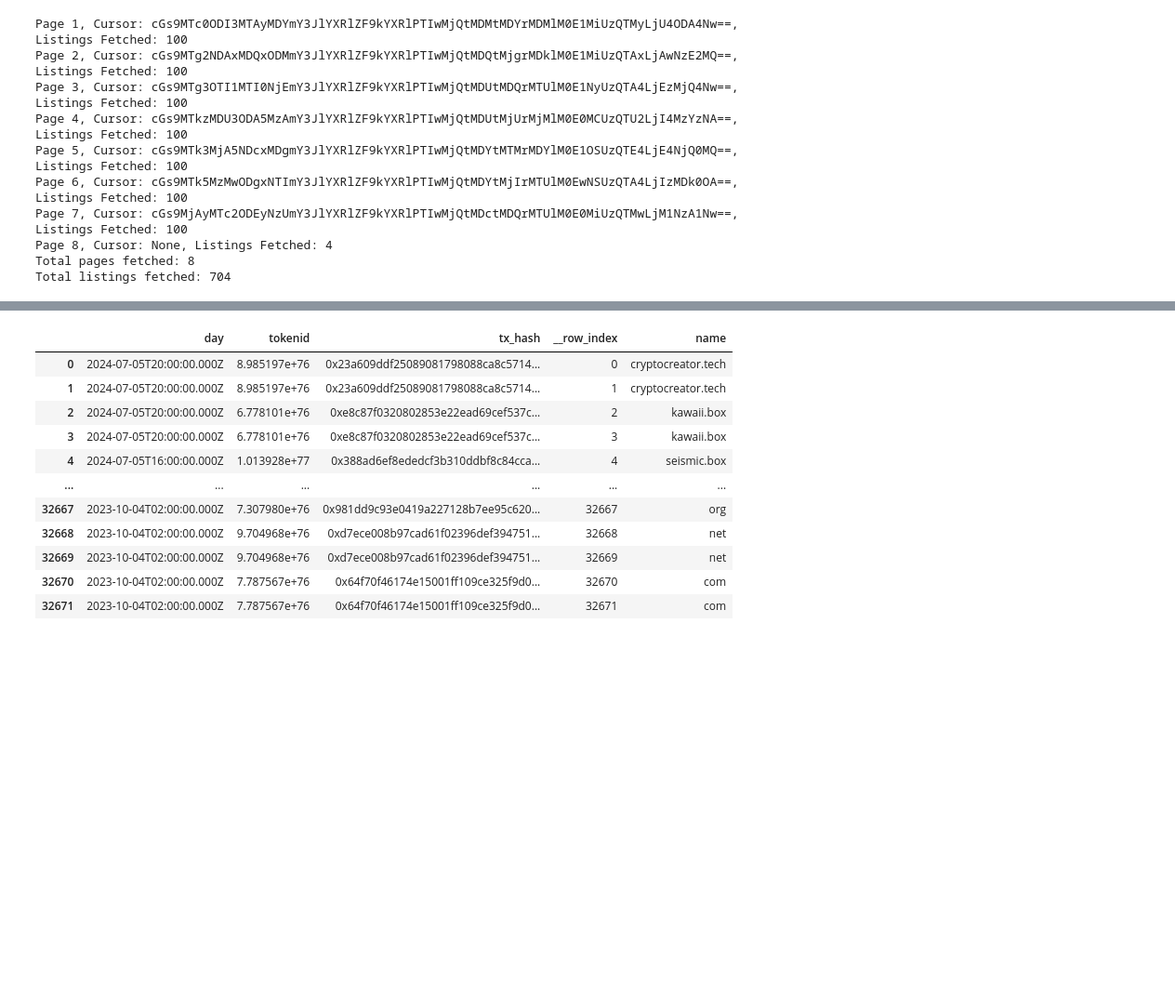
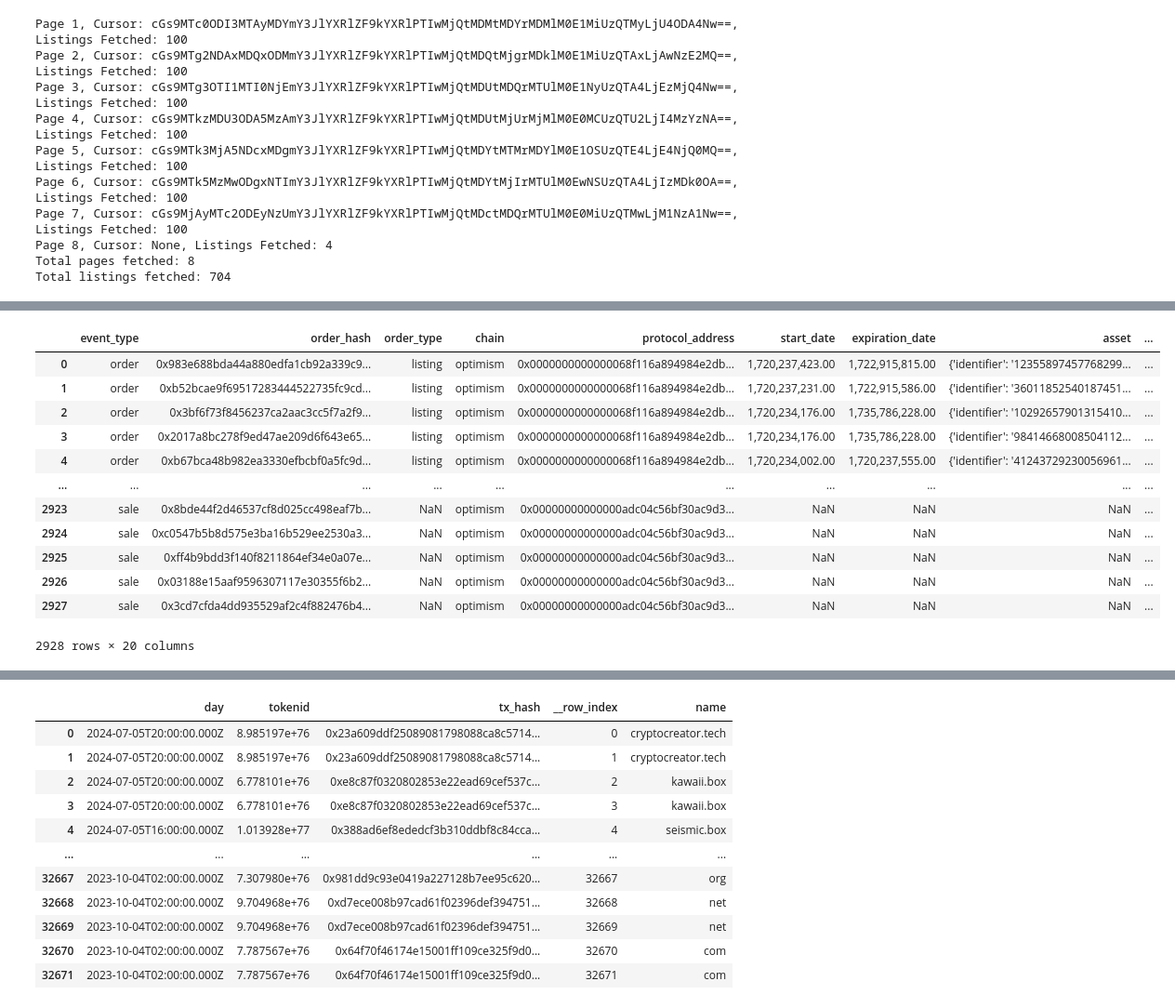
Before and after one commit to BrandynHamilton/box_domains, a Jupyter notebook: eda.ipynb, the cells around one changed output, grey strips where cells are left out. Shown at 93% size. Cells and saved outputs as stored; diff of their text form; code cells hidden in the pictures; blank space fills up the shorter version.

```diff
--- a/eda.ipynb
+++ b/eda.ipynb
@@ -489,0 +527,17 @@ descriptions_df['tokenid'] = descriptions_df['tokenid'].astype(float)
+# %%
+events_df_copy = events_df.copy()
+events_df_copy
+# %% [output]
+|  | event_type | order_hash | order_type | chain | protocol_address | start_date | expiration_date | asset | ... |
+| 0 | order | 0x983e688bda44a880edfa1cb92a339c9... | listing | optimism | 0x0000000000000068f116a894984e2db... | 1,720,237,423.00 | 1,722,915,815.00 | {'identifier': '12355897457768299... | ... |
+| 1 | order | 0xb52bcae9f69517283444522735fc9cd... | listing | optimism | 0x0000000000000068f116a894984e2db... | 1,720,237,231.00 | 1,722,915,586.00 | {'identifier': '36011852540187451... | ... |
+| 2 | order | 0x3bf6f73f8456237ca2aac3cc5f7a2f9... | listing | optimism | 0x0000000000000068f116a894984e2db... | 1,720,234,176.00 | 1,735,786,228.00 | {'identifier': '10292657901315410... | ... |
+| 3 | order | 0x2017a8bc278f9ed47ae209d6f643e65... | listing | optimism | 0x0000000000000068f116a894984e2db... | 1,720,234,176.00 | 1,735,786,228.00 | {'identifier': '98414668008504112... | ... |
+| 4 | order | 0xb67bca48b982ea3330efbcbf0a5fc9d... | listing | optimism | 0x0000000000000068f116a894984e2db... | 1,720,234,002.00 | 1,720,237,555.00 | {'identifier': '41243729230056961... | ... |
+| ... | ... | ... | ... | ... | ... | ... | ... | ... | ... |
+| 2923 | sale | 0x8bde44f2d46537cf8d025cc498eaf7b... | NaN | optimism | 0x00000000000000adc04c56bf30ac9d3... | NaN | NaN | NaN | ... |
+| 2924 | sale | 0xc0547b5b8d575e3ba16b529ee2530a3... | NaN | optimism | 0x00000000000000adc04c56bf30ac9d3... | NaN | NaN | NaN | ... |
+| 2925 | sale | 0xff4b9bdd3f140f8211864ef34e0a07e... | NaN | optimism | 0x00000000000000adc04c56bf30ac9d3... | NaN | NaN | NaN | ... |
+| 2926 | sale | 0x03188e15aaf9596307117e30355f6b2... | NaN | optimism | 0x00000000000000adc04c56bf30ac9d3... | NaN | NaN | NaN | ... |
+| 2927 | sale | 0x3cd7cfda4dd935529af2c4f882476b4... | NaN | optimism | 0x00000000000000adc04c56bf30ac9d3... | NaN | NaN | NaN | ... |
+2928 rows × 20 columns
```
Also changed, not shown: parts of 68 cells of this notebook.
